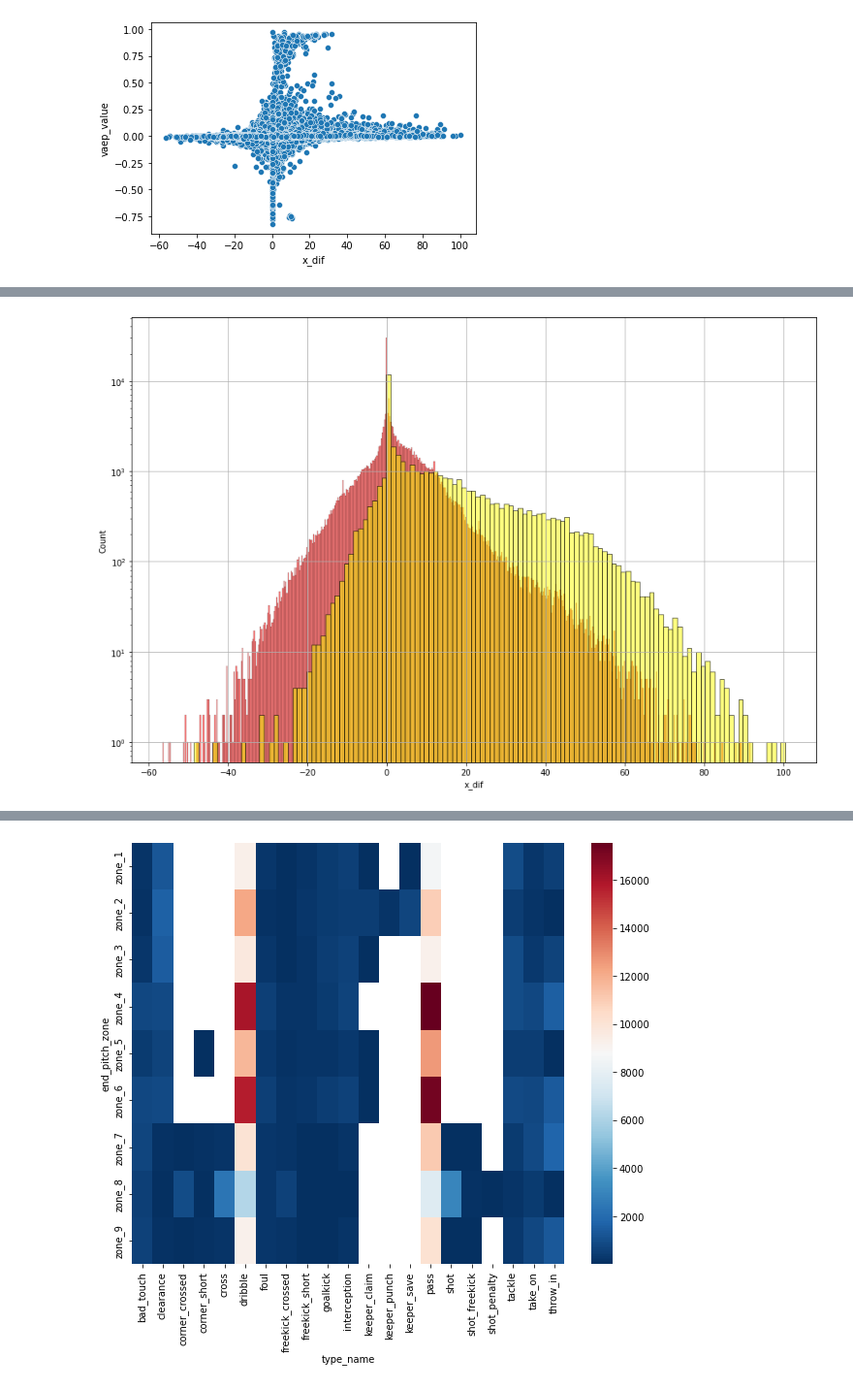
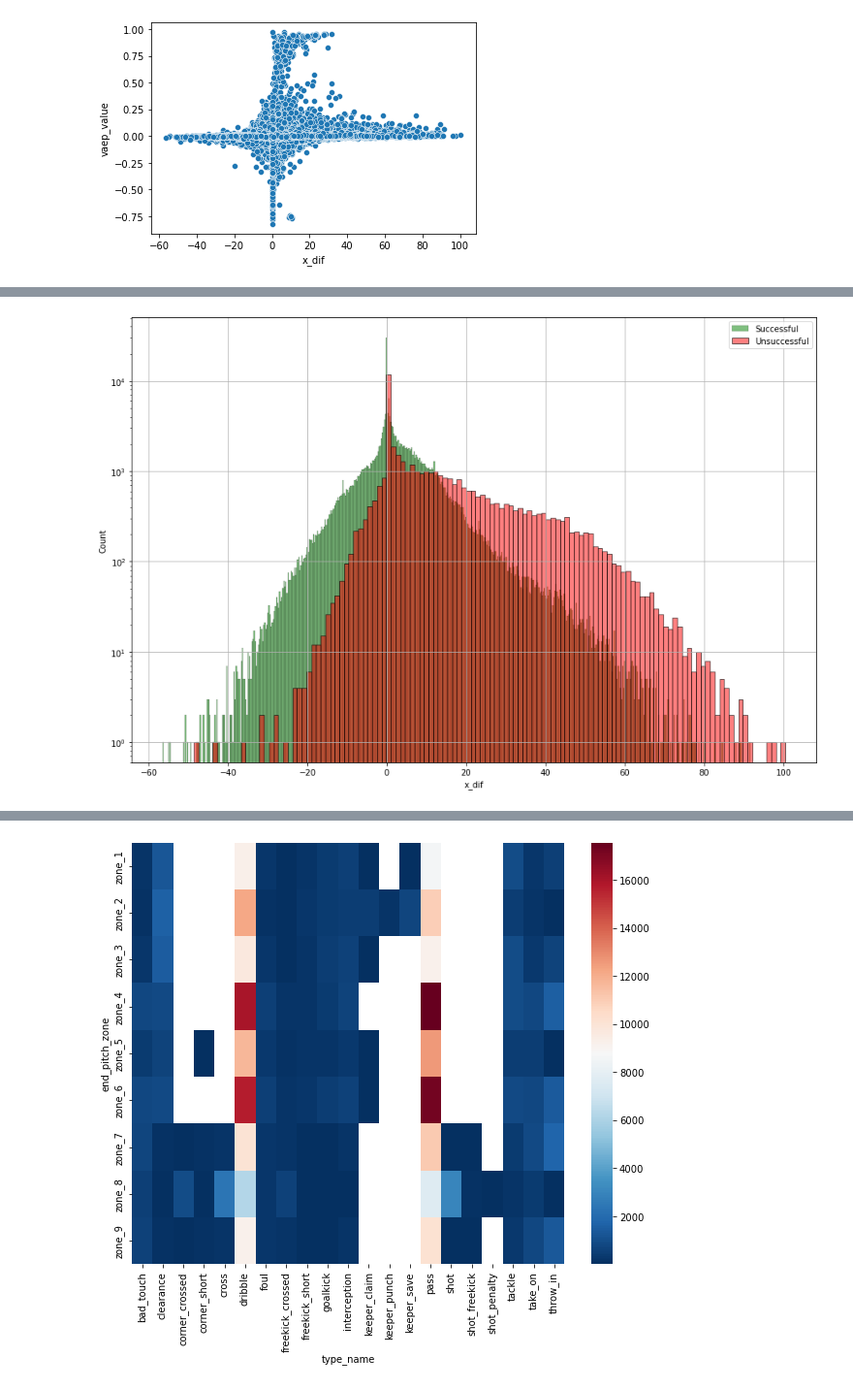
Before and after one commit to alexmihalache/Football-Analytics-Capstone---BrainStation-Final-Project, a Jupyter notebook: soccer_action_exploration.ipynb, the cells around one changed output, grey strips where cells are left out. Shown at 97% size. Cells and saved outputs as stored; diff of their text form; code cells hidden in the pictures.

Commit message:
Updated commentary and graphs

```diff
--- a/soccer_action_exploration.ipynb
+++ b/soccer_action_exploration.ipynb
@@ -685,10 +723,11 @@ df_actions_zones.head()
 # plt.show()
 # %%
 plt.figure(figsize=(15,10))
-sns.histplot(df_actions_zones[df_actions_zones['result_name'] == 'success']['x_dif'], alpha=0.5, color='red')
-sns.histplot(df_actions_zones[df_actions_zones['result_name'] != 'success']['x_dif'], alpha=0.5, color='yellow')
+sns.histplot(df_actions_zones[df_actions_zones['result_name'] == 'success']['x_dif'], alpha=0.5, color='green', label='Successful')
+sns.histplot(df_actions_zones[df_actions_zones['result_name'] != 'success']['x_dif'], alpha=0.5, color='red', label = 'Unsuccessful')
 plt.grid()
 plt.yscale('log')
+plt.legend()
 plt.show()
 # %% [output]
-[figure, old version]
+[figure, new version]
```
Also changed, not shown: parts of 7 cells of this notebook.
